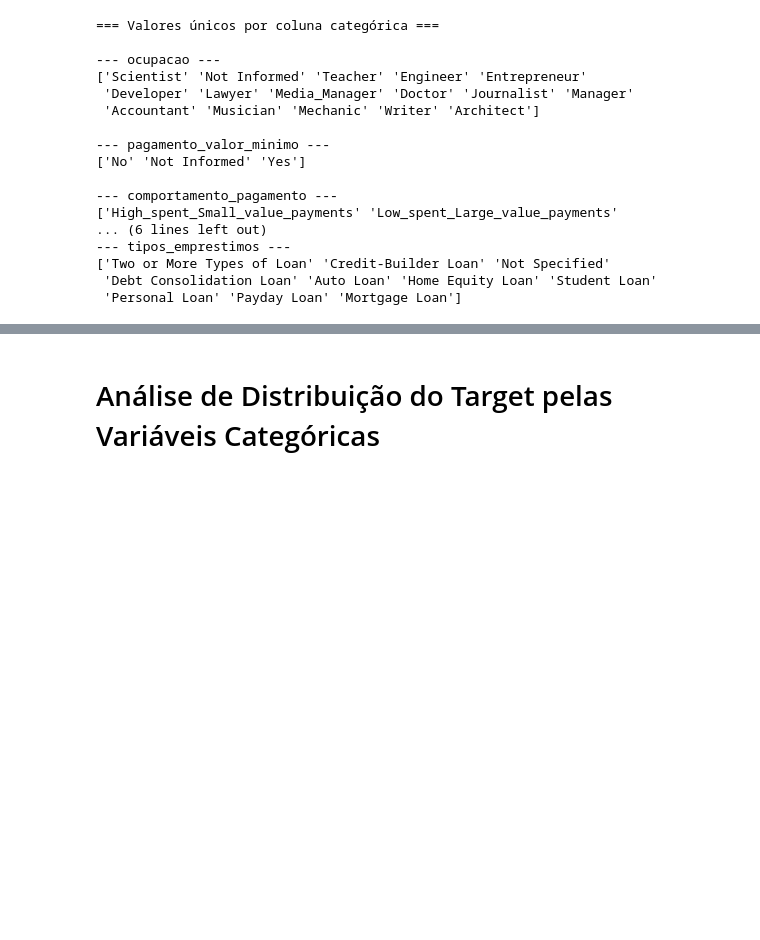
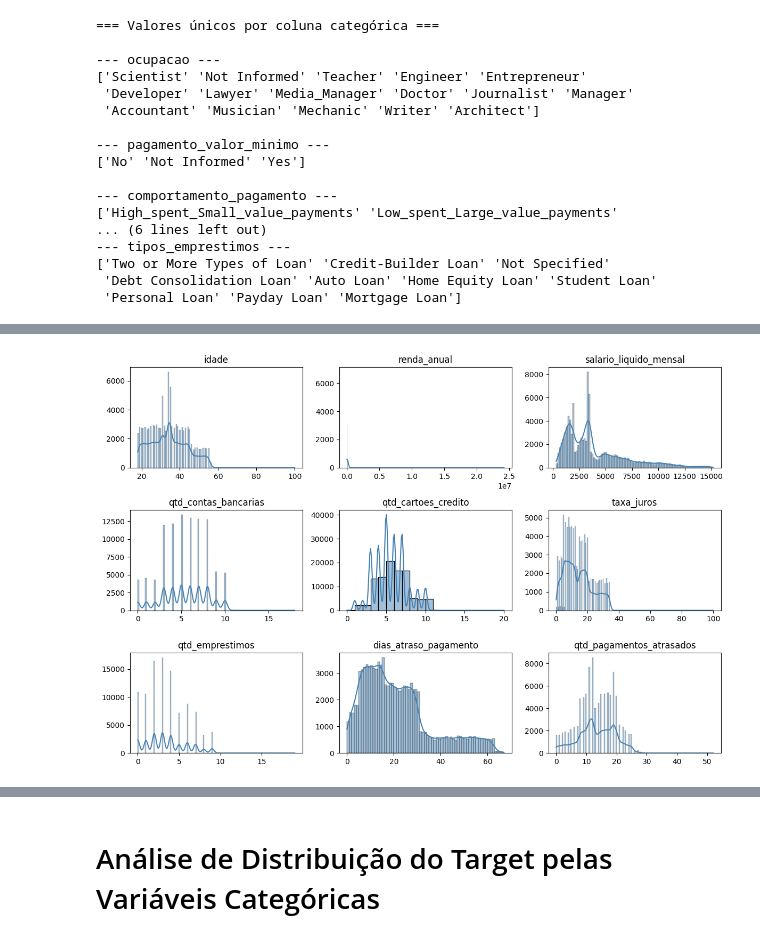
Before and after one commit to DanielllCouto/quantum-finance-credit-score, a Jupyter notebook: notebooks/processamento-dados.ipynb, the cells around one changed output, grey strips where cells are left out. Drawn from its saved outputs; the diff is of its cells as text; code cells hidden in the pictures; blank space fills up the shorter version.

```diff
--- a/notebooks/processamento-dados.ipynb
+++ b/notebooks/processamento-dados.ipynb
@@ -2528,0 +2546,25 @@ for col in df_categoricas.columns:
+# %%
+df_numericas = df_numericas.replace([np.inf, -np.inf], np.nan)
+
+# Lista das variáveis numéricas
+num_vars = df_numericas.columns.tolist()
+
+# Define quantas variáveis por grid (ex.: 3 linhas x 3 colunas)
+fig, axes = plt.subplots(3, 3, figsize=(12, 8))
+axes = axes.flatten()
+
+# Plota os primeiros 9 histogramas
+for i, col in enumerate(num_vars[:9]):
+    sns.histplot(df_numericas[col], kde=True, ax=axes[i], color='steelblue')
+    axes[i].set_title(col)
+    axes[i].set_xlabel('')
+    axes[i].set_ylabel('')
+
+# Remove eixos extras caso sobrem
+for j in range(len(num_vars[:9]), len(axes)):
+    fig.delaxes(axes[j])
+
+plt.tight_layout()
+plt.show()
+# %% [output]
+[figure, added]
```
Also changed, not shown: parts of 24 cells of this notebook, 1 other file.
